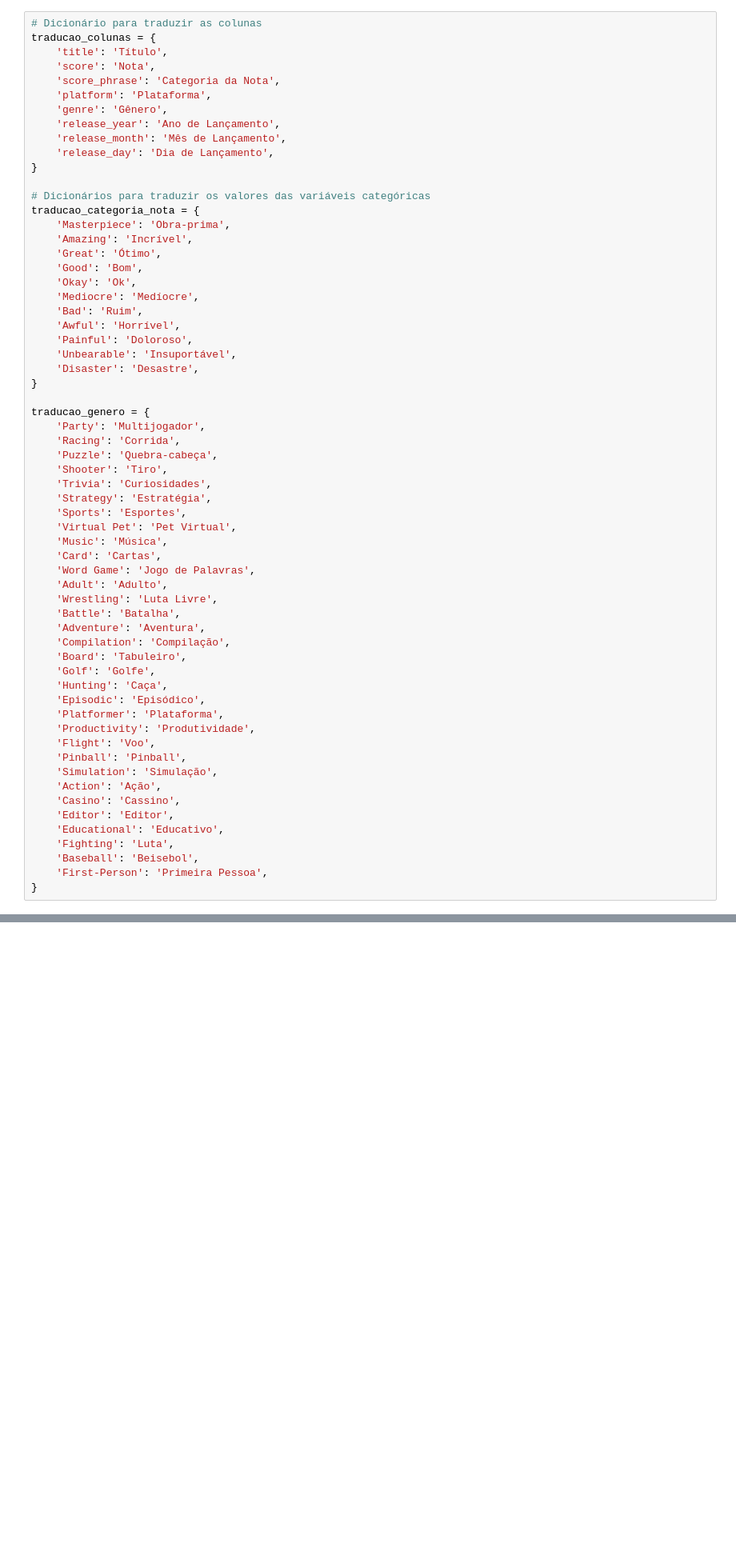
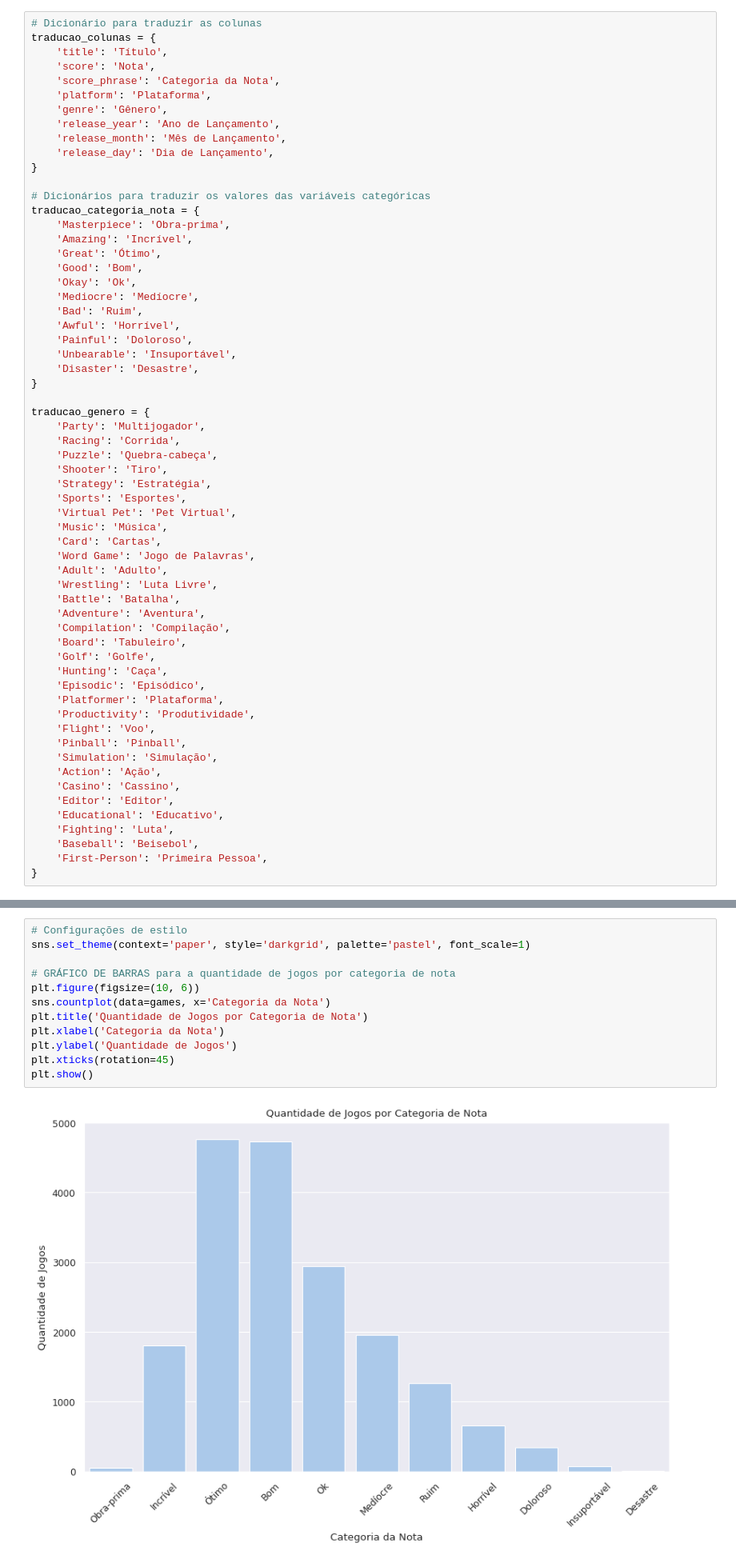
Before and after one commit to makanadani/kaggle-ign-games, a Jupyter notebook: ign-games.ipynb, the cells around one changed output, grey strips where cells are left out. Shown at 80% size. Drawn from its saved outputs; the diff is of its cells as text; blank space fills up the shorter version.

```diff
--- a/ign-games.ipynb
+++ b/ign-games.ipynb
@@ -132,7 +132,6 @@ traducao_genero = {
     'Racing': 'Corrida',
     'Puzzle': 'Quebra-cabeça',
     'Shooter': 'Tiro',
-    'Trivia': 'Curiosidades',
     'Strategy': 'Estratégia',
     'Sports': 'Esportes',
     'Virtual Pet': 'Pet Virtual',
@@ -340,0 +377,14 @@ Name: count, Length: 112, dtype: int64
+# %%
+# Configurações de estilo
+sns.set_theme(context='paper', style='darkgrid', palette='pastel', font_scale=1)
+
+# GRÁFICO DE BARRAS para a quantidade de jogos por categoria de nota
+plt.figure(figsize=(10, 6))
+sns.countplot(data=games, x='Categoria da Nota')
+plt.title('Quantidade de Jogos por Categoria de Nota')
+plt.xlabel('Categoria da Nota')
+plt.ylabel('Quantidade de Jogos')
+plt.xticks(rotation=45)
+plt.show()
+# %% [output]
+[figure, added]
```
Also changed, not shown: parts of 21 cells of this notebook.
